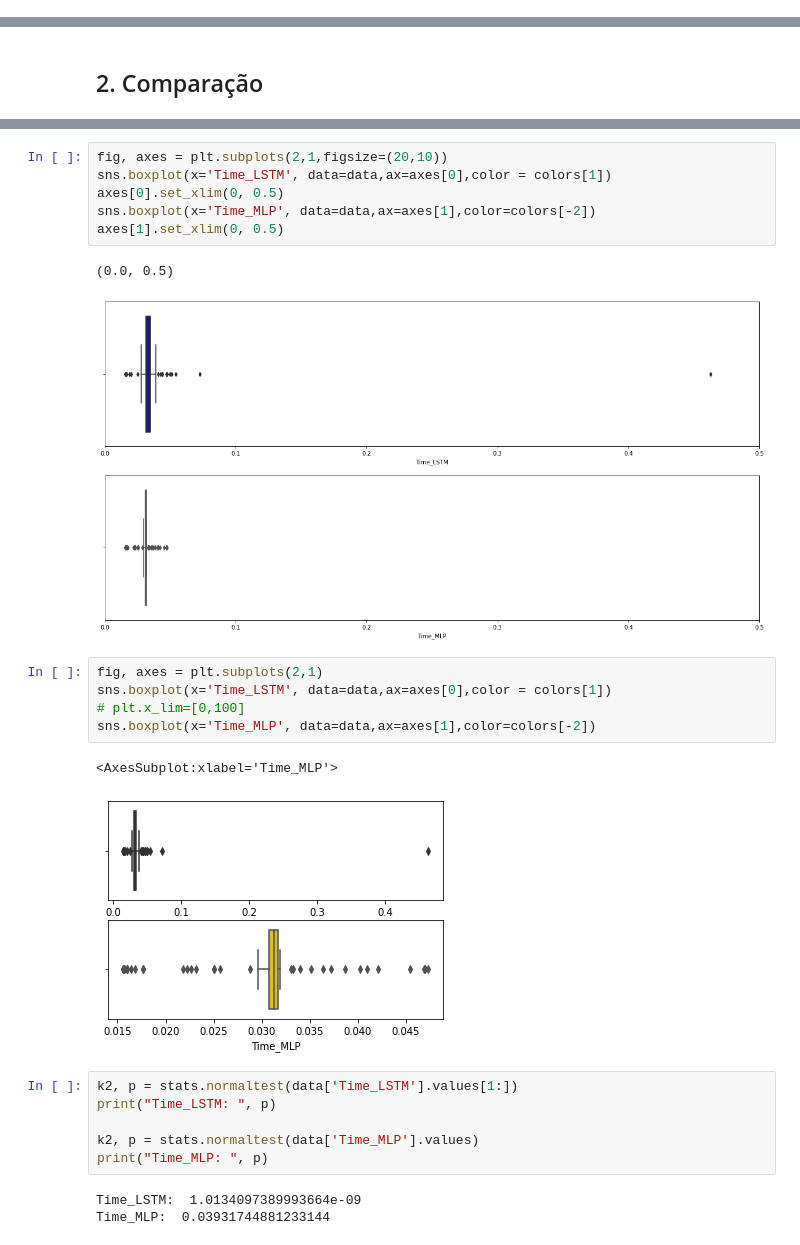
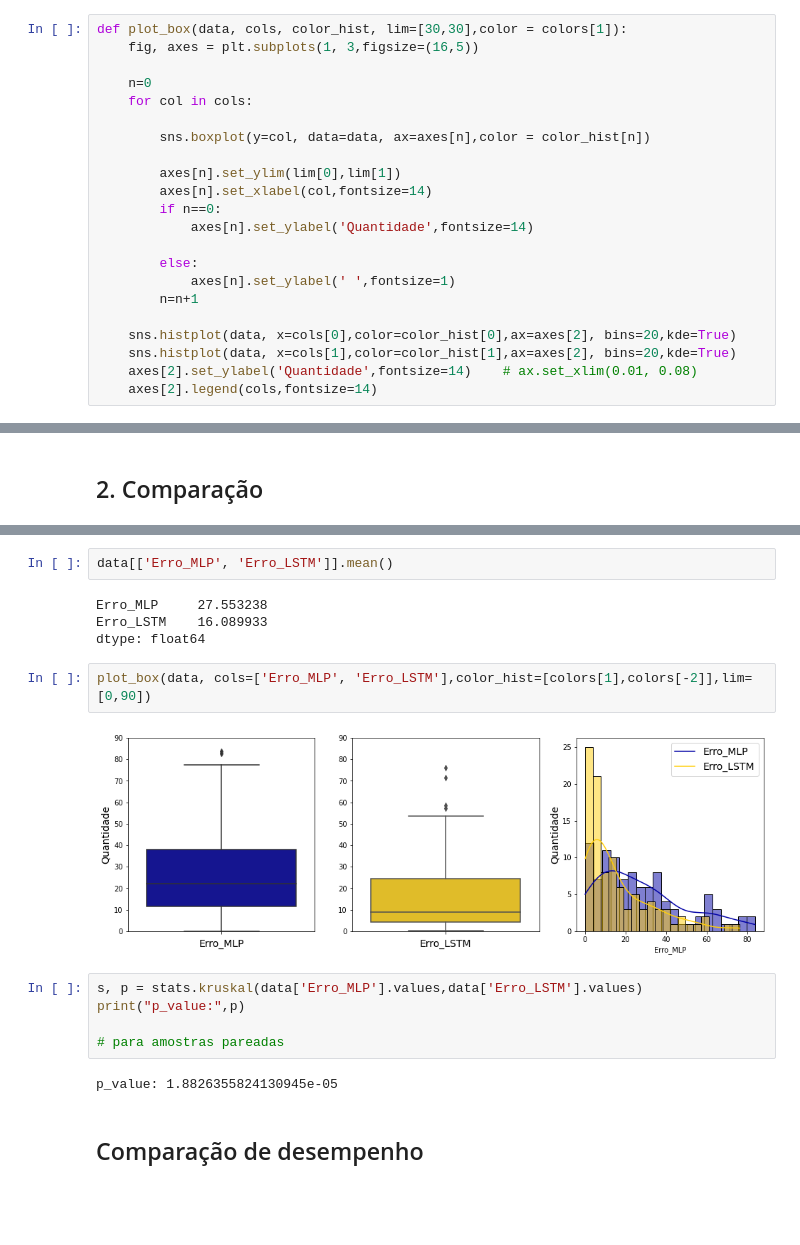
Before and after one commit to lucas-fpaiva/estatistica_pes, a Jupyter notebook: test-lstm-vs-pmc.ipynb, the cells around one changed output, grey strips where cells are left out. Drawn from its saved outputs; the diff is of its cells as text; blank space fills up the shorter version.

```diff
--- a/test-lstm-vs-pmc.ipynb
+++ b/test-lstm-vs-pmc.ipynb
@@ -93,3 +101,25 @@ def plot_hist(data, cols, color_hist, max_hist=[30,30]):
 
         n=n+1
+# %%
+def plot_box(data, cols, color_hist, lim=[30,30],color = colors[1]):
+    fig, axes = plt.subplots(1, 3,figsize=(16,5))
+
+    n=0
+    for col in cols:
+
+        sns.boxplot(y=col, data=data, ax=axes[n],color = color_hist[n])
+
+        axes[n].set_ylim(lim[0],lim[1])
+        axes[n].set_xlabel(col,fontsize=14)
+        if n==0:
+            axes[n].set_ylabel('Quantidade',fontsize=14)
+
+        else:
+            axes[n].set_ylabel(' ',fontsize=1)
+        n=n+1
+
+    sns.histplot(data, x=cols[0],color=color_hist[0],ax=axes[2], bins=20,kde=True)
+    sns.histplot(data, x=cols[1],color=color_hist[1],ax=axes[2], bins=20,kde=True)
+    axes[2].set_ylabel('Quantidade',fontsize=14)    # ax.set_xlim(0.01, 0.08)
+    axes[2].legend(cols,fontsize=14)
 # %%
@@ -119,26 +158,19 @@ axes[1].set_xlim(0, 90)
-# %%
-fig, axes = plt.subplots(2,1,figsize=(20,10))
-sns.boxplot(x='Time_LSTM', data=data,ax=axes[0],color = colors[1])
-axes[0].set_xlim(0, 0.5)
-sns.boxplot(x='Time_MLP', data=data,ax=axes[1],color=colors[-2])
-axes[1].set_xlim(0, 0.5)
-# %% [output]
-(0.0, 0.5)
-[figure, removed]
-# %%
-fig, axes = plt.subplots(2,1)
-sns.boxplot(x='Time_LSTM', data=data,ax=axes[0],color = colors[1])
-# plt.x_lim=[0,100]
-sns.boxplot(x='Time_MLP', data=data,ax=axes[1],color=colors[-2])
-# %% [output]
-<AxesSubplot:xlabel='Time_MLP'>
-[figure, removed]
-# %%
-k2, p = stats.normaltest(data['Time_LSTM'].values[1:])
-print("Time_LSTM: ", p)
-
-k2, p = stats.normaltest(data['Time_MLP'].values)
-print("Time_MLP: ", p)
-# %% [output]
-Time_LSTM:  1.0134097389993664e-09
-Time_MLP:  0.03931744881233144
+# %%
+data[['Erro_MLP', 'Erro_LSTM']].mean()
+# %% [output]
+Erro_MLP     27.553238
+Erro_LSTM    16.089933
+dtype: float64
+# %%
+plot_box(data, cols=['Erro_MLP', 'Erro_LSTM'],color_hist=[colors[1],colors[-2]],lim=[0,90])
+# %% [output]
+[figure, added]
+# %%
+s, p = stats.kruskal(data['Erro_MLP'].values,data['Erro_LSTM'].values)
+print("p_value:",p)
+
+# para amostras pareadas
+# %% [output]
+p_value: 1.8826355824130945e-05
+# %% [markdown]
+## Comparação de desempenho
```
Also changed, not shown: parts of 19 cells of this notebook.
